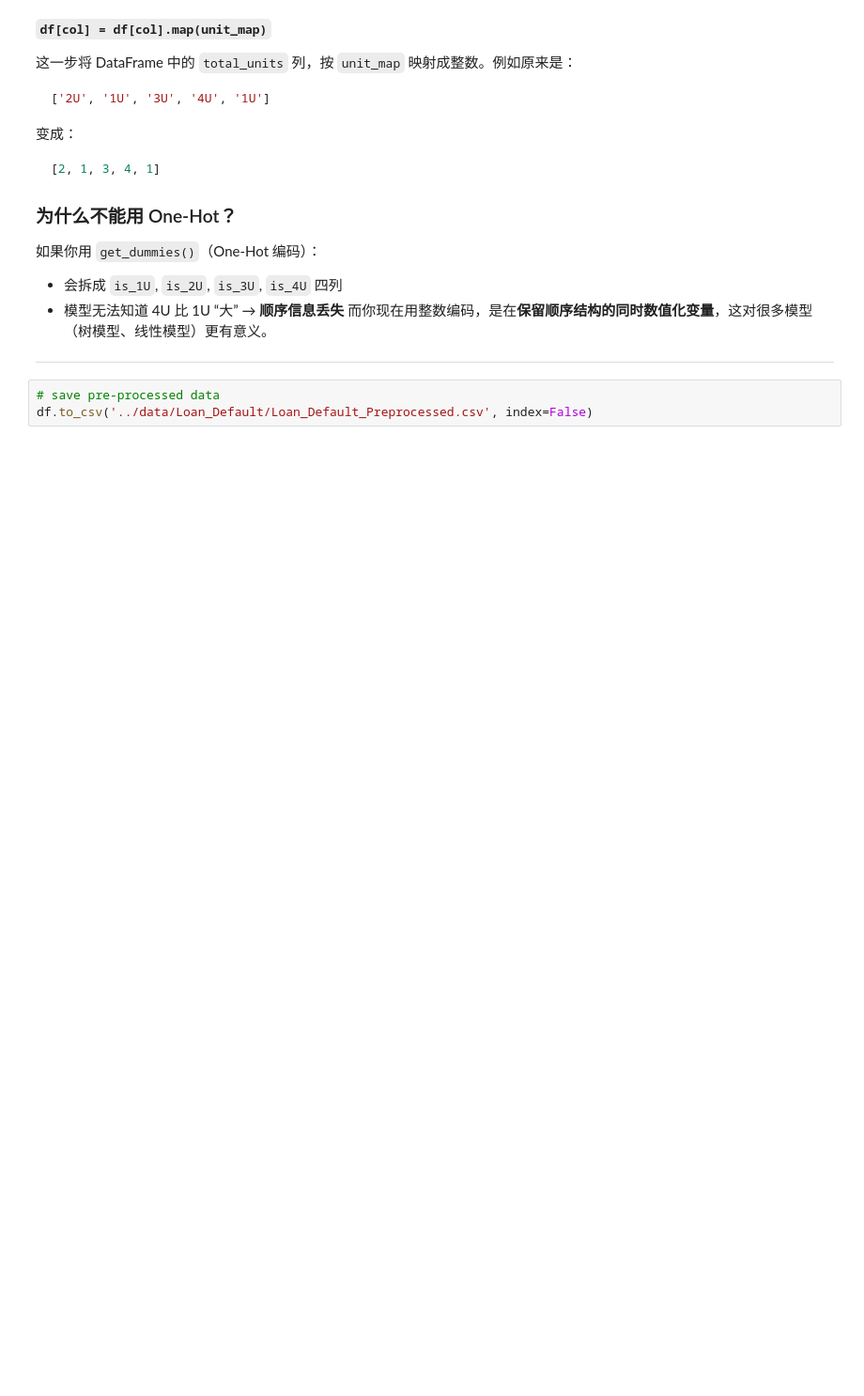
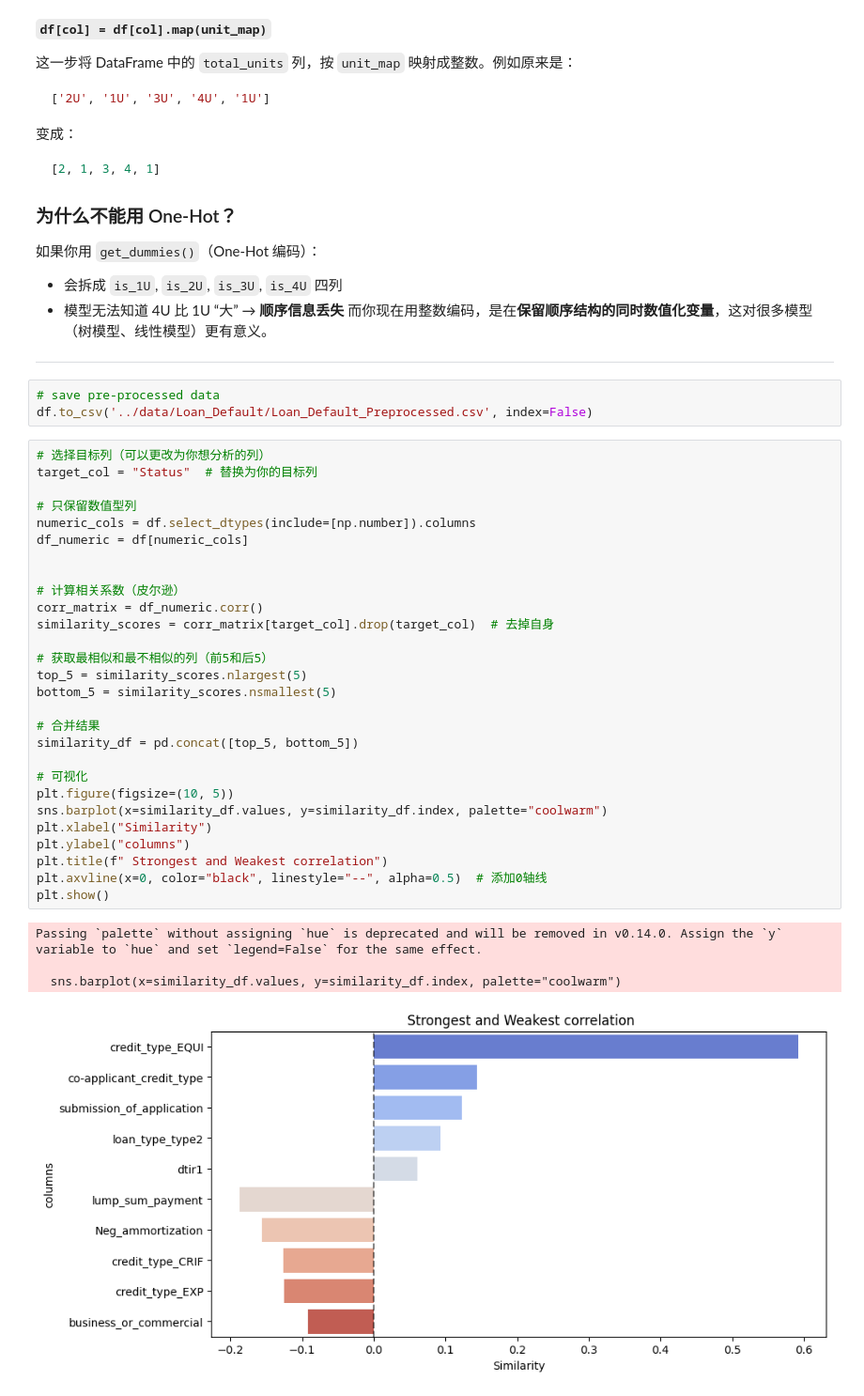
Before and after one commit to UlanqabBadGuy/MLTF, a Jupyter notebook: loan/model.ipynb, the cells around one changed output. Shown: that part at 94% size. Saved outputs shown, nothing was run; the diff lists cells and outputs as text; blank space fills up the shorter version.

```diff
--- a/loan/model.ipynb
+++ b/loan/model.ipynb
@@ -283,6 +330,39 @@ for col in ordinal_vars:
 # %%
 # save pre-processed data
 df.to_csv('../data/Loan_Default/Loan_Default_Preprocessed.csv', index=False)
+# %%
+# 选择目标列（可以更改为你想分析的列）
+target_col = "Status"  # 替换为你的目标列
+
+# 只保留数值型列
+numeric_cols = df.select_dtypes(include=[np.number]).columns
+df_numeric = df[numeric_cols]
+
+
+# 计算相关系数（皮尔逊）
+corr_matrix = df_numeric.corr()
+similarity_scores = corr_matrix[target_col].drop(target_col)  # 去掉自身
+
+# 获取最相似和最不相似的列（前5和后5）
+top_5 = similarity_scores.nlargest(5)
+bottom_5 = similarity_scores.nsmallest(5)
+
+# 合并结果
+similarity_df = pd.concat([top_5, bottom_5])
+
+# 可视化
+plt.figure(figsize=(10, 5))
+sns.barplot(x=similarity_df.values, y=similarity_df.index, palette="coolwarm")
+plt.xlabel("Similarity")
+plt.ylabel("columns")
+plt.title(f" Strongest and Weakest correlation")
+plt.axvline(x=0, color="black", linestyle="--", alpha=0.5)  # 添加0轴线
+plt.show()
+# %% [output]
+Passing `palette` without assigning `hue` is deprecated and will be removed in v0.14.0. Assign the `y` variable to `hue` and set `legend=False` for the same effect.
+
+  sns.barplot(x=similarity_df.values, y=similarity_df.index, palette="coolwarm")
+[figure, added]
 # %%
 # Know the distribution of target variable
 df['Status'].value_counts(normalize=True)
```
Also changed, not shown: parts of 12 cells of this notebook, 2 other files.
